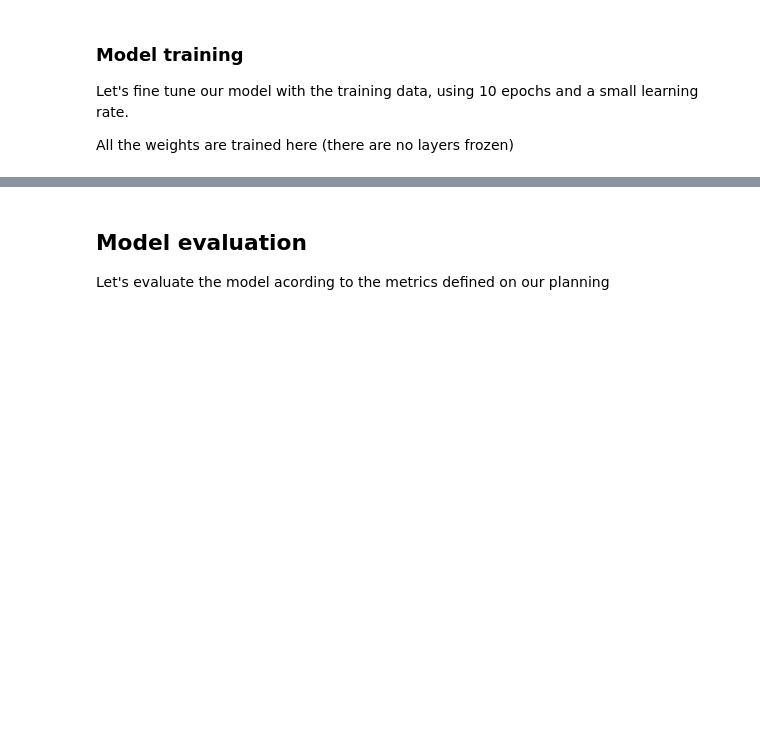
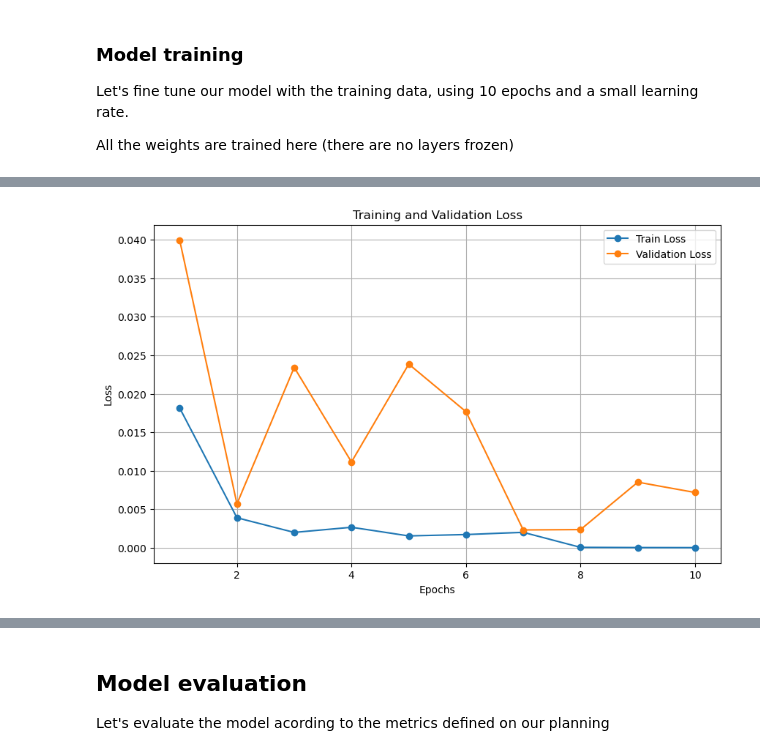
Before and after one commit to KARAS-SSL/AUDIOS, a Jupyter notebook: src/notebooks/CNN_baseline_model.ipynb, the cells around one changed output, grey strips where cells are left out. Drawn from its saved outputs; the diff is of its cells as text; code cells hidden in the pictures; blank space fills up the shorter version.

```diff
--- a/src/notebooks/CNN_baseline_model.ipynb
+++ b/src/notebooks/CNN_baseline_model.ipynb
@@ -285,14 +243,18 @@ All the weights are trained here (there are no layers frozen)
 # %%
+# Adapted from src/train/mlp/train_mlp.py
+
 import torch
 import torch.optim as optim
 from torch.utils.data import DataLoader
 import pandas as pd
 from tqdm import tqdm
+import matplotlib.pyplot as plt
 
 # Hyperparameters
-num_epochs = 3
+num_epochs = 10
 learning_rate = 3e-4
-batch_size = 8
+batch_size = BATCH_SIZE
+patience = 10
 save_dir = "/media/elias/ssd1tb/Projects/AUDIOS/models/model_checkpoints"  # Directory to save models
 os.makedirs(save_dir, exist_ok=True)
 
@@ -309,45 +271,109 @@ history = {
 }
 
 # Training loop
+train_losses, val_losses, val_accuracies, val_eers = [], [], [], []
+best_val_loss = float("inf")
+best_val_eer = float("inf")
+patience_counter = 0
+
 for epoch in range(num_epochs):
     model.train()
     running_train_loss = 0.0
+    correct_predictions = 0
+    total_samples = 0
 
     for batch in tqdm(train_dataloader, desc=f"Epoch {epoch+1}/{num_epochs}", leave=False):
         inputs, labels = batch[0].to(device), batch[1].float().to(device)
         optimizer.zero_grad()
         outputs = model(inputs.squeeze(1))
-        train_loss = criterion(outputs['clipwise_logits'].squeeze(1), labels)
+        train_loss = criterion(outputs[1].squeeze(1), labels)
         train_loss.backward()
         optimizer.step()
         running_train_loss += train_loss.item()
 
     avg_train_loss = running_train_loss / len(train_dataloader)
+    train_losses.append(avg_train_loss)
 
     # Validation phase
     model.eval()
     running_val_loss = 0.0
+    all_targets = []
+    all_scores = []
     with torch.no_grad():
         for batch in val_dataloader:
             inputs, labels = batch[0].to(device), batch[1].float().to(device)
             outputs = model(inputs.squeeze(1))
-            val_loss = criterion(outputs['clipwise_logits'].squeeze(1), labels)
+            val_loss = criterion(outputs[1].squeeze(1), labels)
             running_val_loss += val_loss.item()
 
+            # Accuracy calculation
+            predictions = (torch.sigmoid(outputs[1].squeeze(1)) >= 0.5).int()
+            correct_predictions += (predictions == labels.int()).sum().item()
+            total_samples += labels.size(0)
+
+            # Store true labels and scores for EER computation
+            all_targets.extend(labels.cpu().numpy())
+            all_scores.extend(outputs[1].squeeze(1).cpu().numpy())
+
     avg_val_loss = running_val_loss / len(val_dataloader)
+    val_losses.append(avg_val_loss)
 
-    # Store losses
-    history["epoch"].append(epoch + 1)
-    history["train_loss"].append(avg_train_loss)
-    history["val_loss"].append(avg_val_loss)
+    # Compute validation accuracy
+    val_accuracy = correct_predictions / total_samples
+    val_accuracies.append(val_accuracy)
 
-    # Save the model
-    model_save_path = os.path.join(save_dir, f"model_epoch_{epoch+1}.pt")
-    torch.save(model.state_dict(), model_save_path)
-    print(f"Model saved to {model_save_path}")
+    # Compute EER (if required)
+    eer, eer_threshold = compute_eer(np.array(all_targets), np.array(all_scores))
+    val_eers.append(eer)
 
-    print(f"Epoch [{epoch+1}/{num_epochs}], Train Loss: {avg_train_loss:.4f}, Validation Loss: {avg_val_loss:.4f}")
+    if eer < best_val_eer:
+        best_val_eer = eer
 
-loss_history_df = pd.DataFrame(history)
+    # Save best model based on validation loss
+    if avg_val_loss < best_val_loss:
+        best_val_loss = avg_val_loss
+        patience_counter = 0
+        torch.save(model.state_dict(), os.path.join(save_dir, "best_model.pth"))
+    else:
+        patience_counter += 1
+        if patience_counter >= patience:
+            print("Early stopping triggered.")
+            break
+
+    # Log results for the current epoch
+    print(f"Epoch [{epoch+1}/{num_epochs}] | Train Loss: {avg_train_loss:.4f} | Val Loss: {avg_val_loss:.4f} | "
+          f"Val Accuracy: {val_accuracy:.4f} | EER: {eer:.4f}")
+
+# Save history
+history = {
+    "train_losses": train_losses,
+    "val_losses": val_losses,
+    "val_accuracies": val_accuracies,
+    "val_eers": val_eers,
+}
+np.save(os.path.join(save_dir, "training_history.npy"), history)
+
+# Plot loss and accuracy curves (optional)
+plt.figure(figsize=(10, 6))
+plt.plot(range(1, len(train_losses) + 1), train_losses, label="Train Loss", marker="o")
+plt.plot(range(1, len(val_losses) + 1), val_losses, label="Validation Loss", marker="o")
+plt.title("Training and Validation Loss")
+plt.xlabel("Epochs")
+plt.ylabel("Loss")
+plt.legend()
+plt.grid(True)
+plt.savefig(os.path.join(save_dir, "loss_plot.png"))
+plt.show()
+
+plt.figure(figsize=(10, 6))
+plt.plot(range(1, len(val_accuracies) + 1), val_accuracies, label="Validation Accuracy", marker="o", color="green")
+plt.title("Validation Accuracy")
+plt.xlabel("Epochs")
+plt.ylabel("Accuracy")
+plt.legend()
+plt.grid(True)
+plt.savefig(os.path.join(save_dir, "accuracy_plot.png"))
+plt.show()
+
 print("Training complete.")
 # %% [output]
@@ -360,0 +390 @@ Training complete.
+[figure, added]
```
Also changed, not shown: parts of 19 cells of this notebook, 1 other file.
